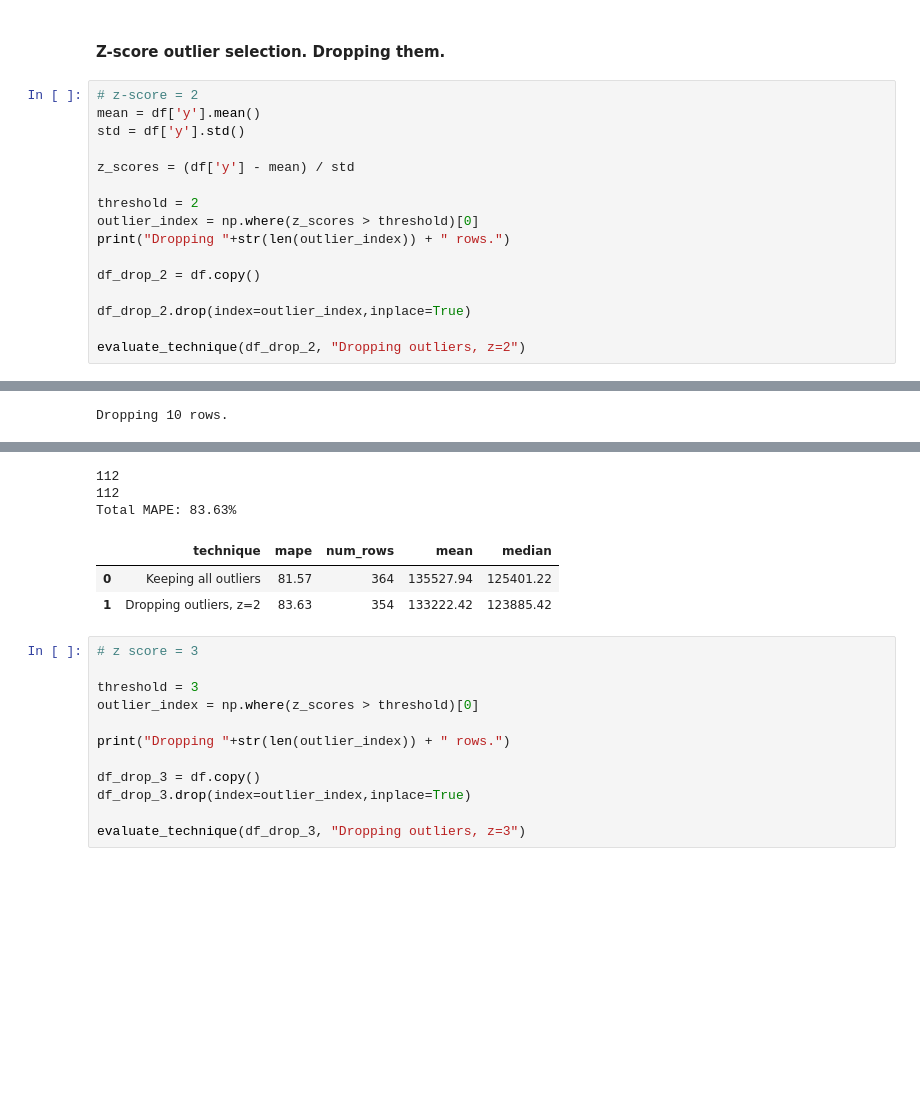
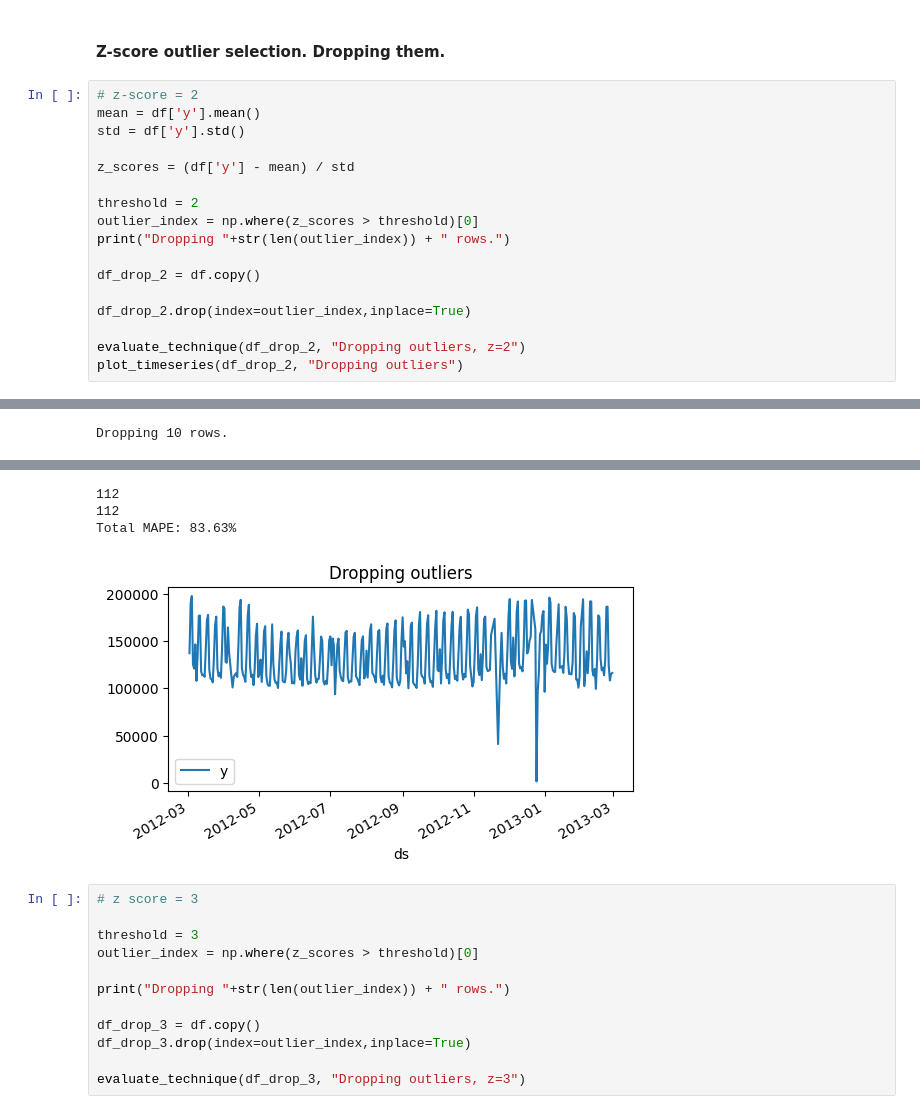
Before and after one commit to MikkelEndresen/time_series_forecasting, a Jupyter notebook: prophet_outlier_comparison.ipynb, the cells around one changed output, grey strips where cells are left out. Saved outputs shown, nothing was run; the diff lists cells and outputs as text; blank space fills up the shorter version.

```diff
--- a/prophet_outlier_comparison.ipynb
+++ b/prophet_outlier_comparison.ipynb
@@ -172,4 +177,5 @@ df_drop_2 = df.copy()
 df_drop_2.drop(index=outlier_index,inplace=True)
 
 evaluate_technique(df_drop_2, "Dropping outliers, z=2")
+plot_timeseries(df_drop_2, "Dropping outliers")
 # %% [output]
@@ -195,9 +201,7 @@ Dropping 10 rows.
 112
 112
 Total MAPE: 83.63%
-|  | technique | mape | num_rows | mean | median |
-| 0 | Keeping all outliers | 81.57 | 364 | 135527.94 | 125401.22 |
-| 1 | Dropping outliers, z=2 | 83.63 | 354 | 133222.42 | 123885.42 |
+[figure, added]
 # %%
 # z score = 3
 
```
Also changed, not shown: parts of 5 cells of this notebook.
